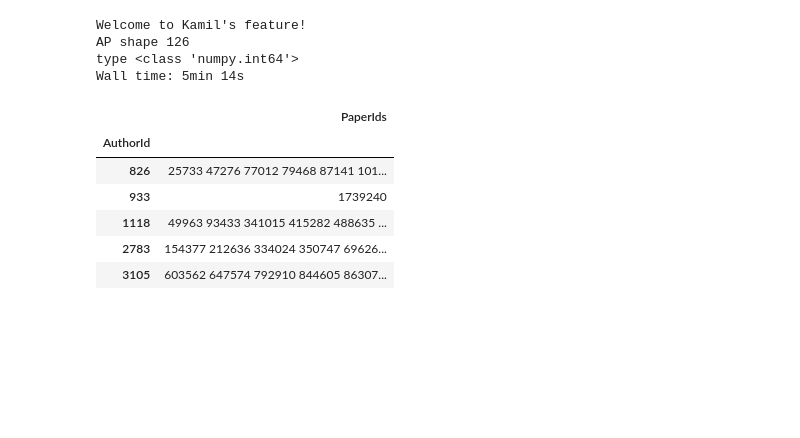
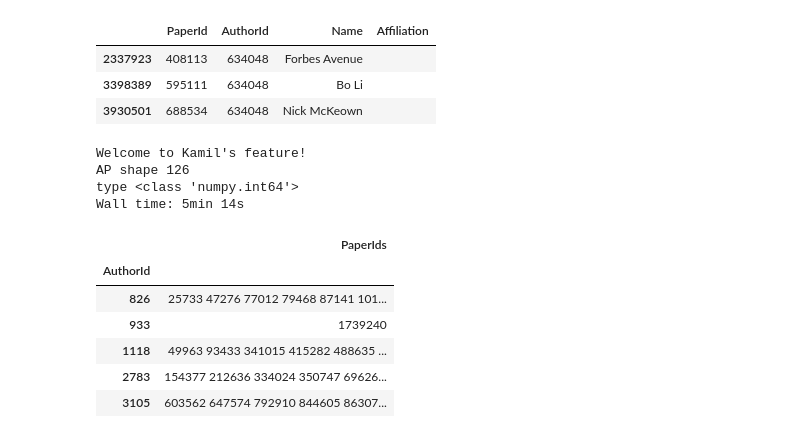
Before and after one commit to thao9611/KDD-Cup, a Jupyter notebook: Kamil's area - Copy.ipynb, the cells around one changed output. Saved outputs shown, nothing was run; the diff lists cells and outputs as text; code cells hidden in the pictures; blank space fills up the shorter version.

```diff
--- a/Kamil's area - Copy.ipynb
+++ b/Kamil's area - Copy.ipynb
@@ -12,3 +134,10 @@ dataset['paper_author'] = pd.read_csv('dataRev2/PaperAuthor.csv').fillna("")
+# %%
+russell_pa[~russell_pa["Name"].str.contains("Zhang",case=False)]
+# %% [output]
+|  | PaperId | AuthorId | Name | Affiliation |
+| 2337923 | 408113 | 634048 | Forbes Avenue |  |
+| 3398389 | 595111 | 634048 | Bo Li |  |
+| 3930501 | 688534 | 634048 | Nick McKeown |  |
 # %%
 def parse_paper_ids(paper_ids_string):
     return paper_ids_string.strip().split()
```
Also changed, not shown: parts of 9 cells of this notebook, 1 other file.
